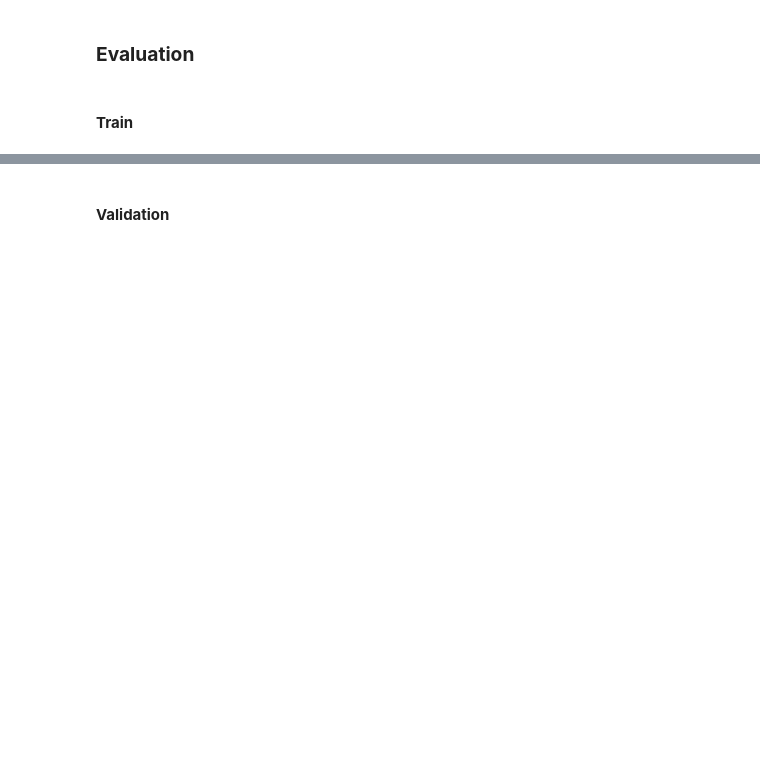
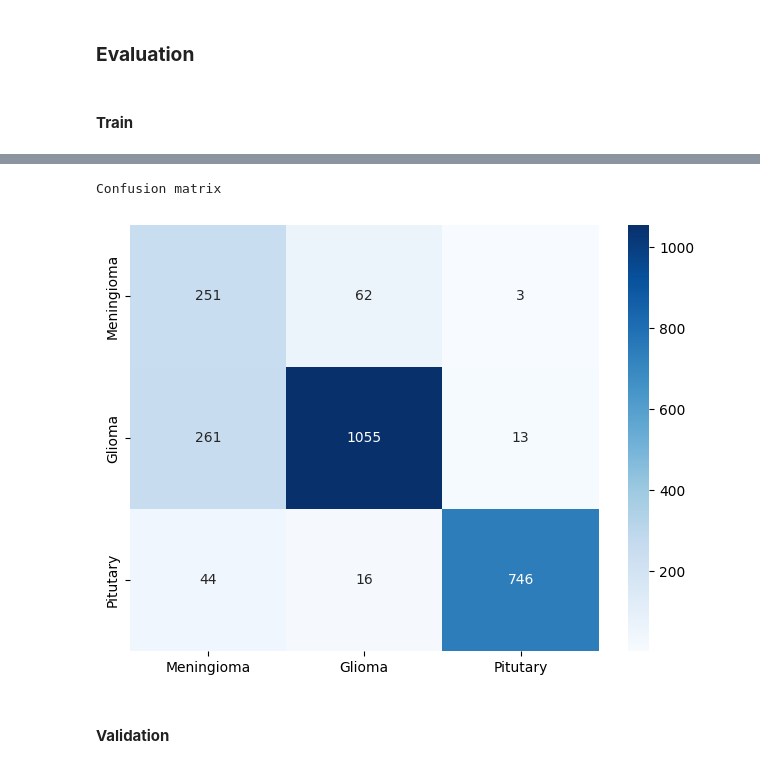
Before and after one commit to amirkasaei/Intelligent-Analysis-of-Biomedical-Images, a Jupyter notebook: HW/SPB_HW2/Prac/BrainMRI.ipynb, the cells around one changed output, grey strips where cells are left out. Drawn from its saved outputs; the diff is of its cells as text; code cells hidden in the pictures; blank space fills up the shorter version.

```diff
--- a/HW/SPB_HW2/Prac/BrainMRI.ipynb
+++ b/HW/SPB_HW2/Prac/BrainMRI.ipynb
@@ -577,7 +766,7 @@ Confusion matrix
 # %%
-class AlexNet(nn.Module):
+class SupConAlexNetEncoder(nn.Module):
     def __init__(self ):
-        super(AlexNet, self).__init__()
+        super(SupConAlexNetEncoder, self).__init__()
         self.features = nn.Sequential(
             nn.Conv2d(3, 64, kernel_size=11, stride=4, padding=2),
             nn.ReLU(inplace=True),
@@ -594,21 +783,40 @@ class AlexNet(nn.Module):
             nn.MaxPool2d(kernel_size=3, stride=2),
         )
         self.avgpool = nn.AdaptiveAvgPool2d((6, 6))
-        self.classifier = nn.Sequential(
+        self.projector = nn.Sequential(
             nn.Dropout(p=0.5),
             nn.Linear(256 * 6 * 6, 4096),
             nn.ReLU(inplace=True),
             nn.Dropout(p=0.5),
             nn.Linear(4096, 4096),
             nn.ReLU(inplace=True),
-            nn.Linear(4096, 3),
+            nn.Linear(4096, 64),
         )
 
     def forward(self, x: torch.Tensor) -> torch.Tensor:
         x = self.features(x)
         x = self.avgpool(x)
         x = torch.flatten(x, 1)
-        x = self.classifier(x)
+        x = self.projector(x)
         return x
+# %%
+class SupConAlexNetClassifier(nn.Module):
+    def __init__(self, encoder):
+        super(SupConAlexNetClassifier, self).__init__()
+        self.encoder = encoder
+        output_features = self.encoder.projector[-1].out_features
+        self.classifier = nn.Linear(in_features=output_features, out_features=3, bias=True)
+
+        # for param in self.encoder.features.parameters():
+        #   param.require_grad = False
+
+        # for param in self.encoder.features.projector():
+        #   param.require_grad = False
+
+
+    def forward(self, x: torch.Tensor) -> torch.Tensor:
+        x = self.encoder(x)
+        x = self.classifier(x)
+        return x
 # %% [markdown]
 ### **Train**
@@ -617,0 +825,3 @@ model_supcon.to(device)
+# %%
+supcon_encoder = SupConAlexNetEncoder()
+supcon_encoder.to(device)
@@ -619,0 +892,3 @@ scratch = wandb.init(project='BrainMRI', name='SupCon')
+# %%
+supcon_classifier = SupConAlexNetClassifier(supcon_encoder)
+supcon_classifier.to(device)
@@ -642,5 +967,8 @@ evaluate(model_supcon, dataloaders, criterion, optimizer, device, 'train')
 # %%
-report(model_supcon, dataloaders['train'], device, classes)
+report(supcon_classifier, dataloaders['train'], device, classes)
+# %% [output]
+Confusion matrix
+[figure, added]
 # %% [markdown]
 #### **Validation**
 # %%
```
Also changed, not shown: parts of 34 cells of this notebook.
